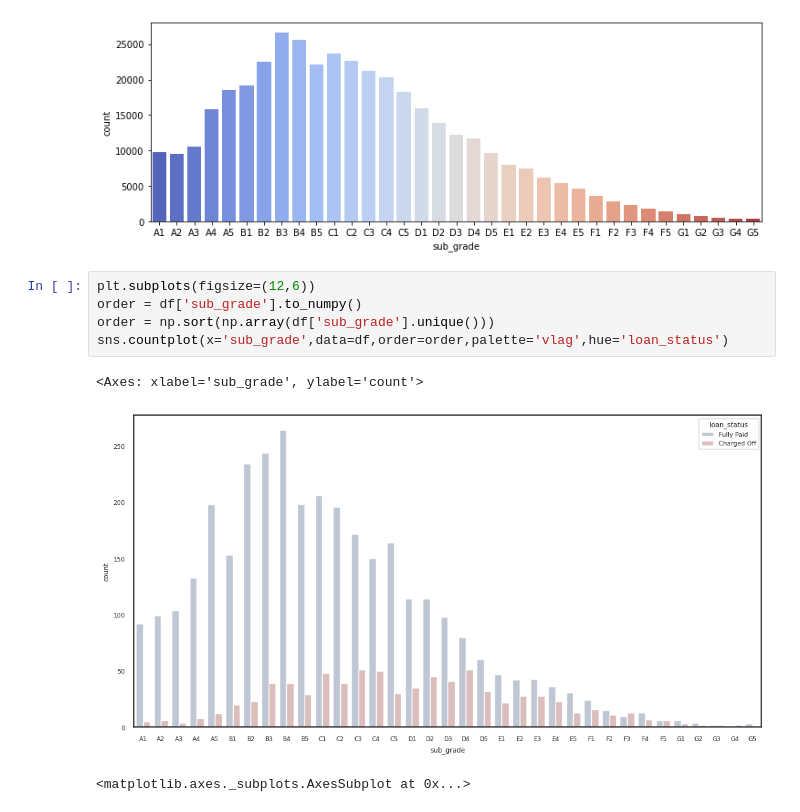
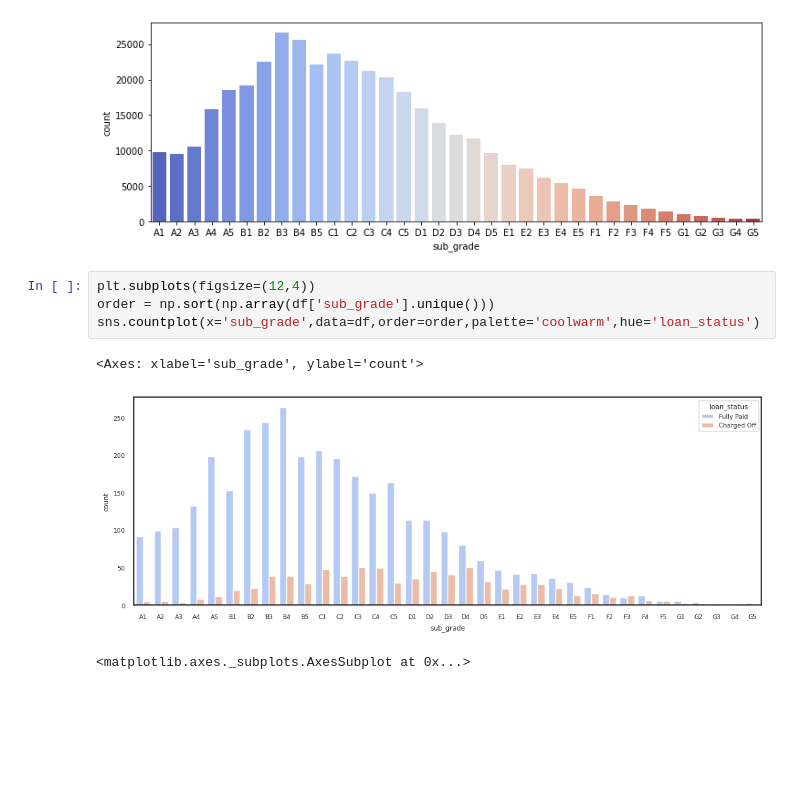
Before and after one commit to o-bissing/TF_Udemy, a Jupyter notebook: 03_Keras_Project_Exercise.ipynb, the cells around one changed output. Saved outputs shown, nothing was run; the diff lists cells and outputs as text; blank space fills up the shorter version.

```diff
--- a/03_Keras_Project_Exercise.ipynb
+++ b/03_Keras_Project_Exercise.ipynb
@@ -435,13 +434,12 @@ sns.countplot(x='sub_grade',data=df,order=order,palette='vlag')
 <matplotlib.axes._subplots.AxesSubplot at 0x...>
 [figure]
 # %%
-plt.subplots(figsize=(12,6))
-order = df['sub_grade'].to_numpy()
+plt.subplots(figsize=(12,4))
 order = np.sort(np.array(df['sub_grade'].unique()))
-sns.countplot(x='sub_grade',data=df,order=order,palette='vlag',hue='loan_status')
+sns.countplot(x='sub_grade',data=df,order=order,palette='coolwarm',hue='loan_status')
 # %% [output]
 <Axes: xlabel='sub_grade', ylabel='count'>
-[figure, old version]
+[figure, new version]
 # %%
 # %% [output]
 <matplotlib.axes._subplots.AxesSubplot at 0x...>
```
Also changed, not shown: parts of 36 cells of this notebook.
